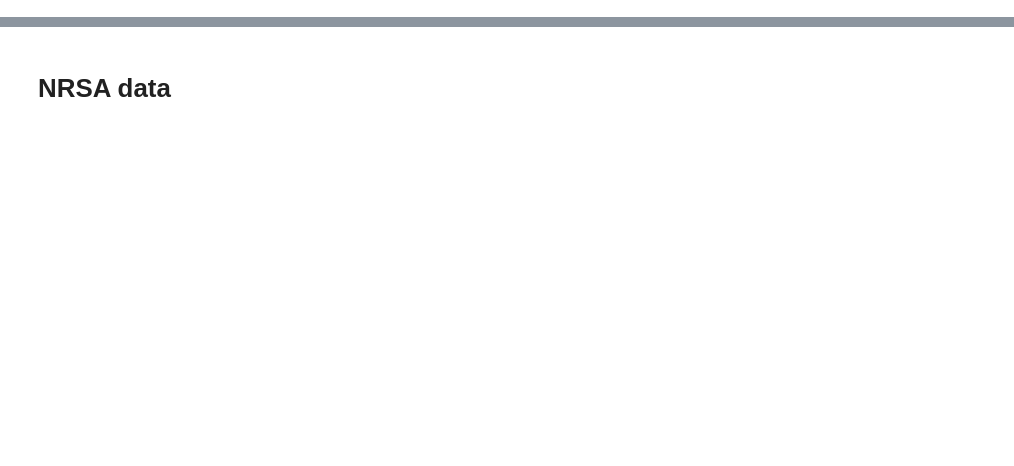
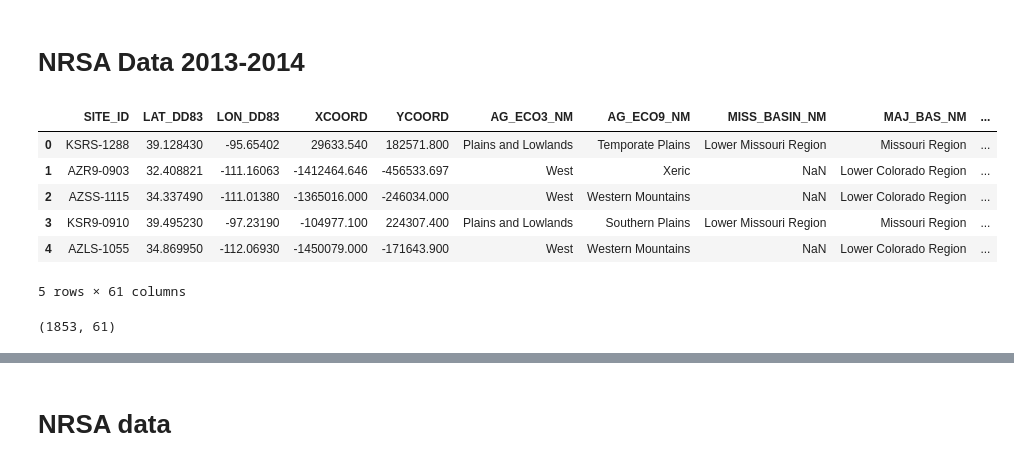
Before and after one commit to resinizar/stream, a Jupyter notebook: epa.ipynb, the cells around one changed output, grey strips where cells are left out. Drawn from its saved outputs; the diff is of its cells as text; code cells hidden in the pictures; blank space fills up the shorter version.

```diff
--- a/epa.ipynb
+++ b/epa.ipynb
@@ -23 +31,3 @@ NRSA_targets = ['doc', 'no3', 'tn', 'tp']
 NLA_targets = ['doc', 'no3no2', 'tn', 'tp']
+# %% [markdown]
+# NRSA Data 2013-2014
@@ -23,0 +36,14 @@ NLA_targets = ['doc', 'no3no2', 'tn', 'tp']
+# %%
+NRSA2.head()
+# %% [output]
+|  | SITE_ID | LAT_DD83 | LON_DD83 | XCOORD | YCOORD | AG_ECO3_NM | AG_ECO9_NM | MISS_BASIN_NM | MAJ_BAS_NM | ... |
+| 0 | KSRS-1288 | 39.128430 | -95.65402 | 29633.540 | 182571.800 | Plains and Lowlands | Temporate Plains | Lower Missouri Region | Missouri Region | ... |
+| 1 | AZR9-0903 | 32.408821 | -111.16063 | -1412464.646 | -456533.697 | West | Xeric | NaN | Lower Colorado Region | ... |
+| 2 | AZSS-1115 | 34.337490 | -111.01380 | -1365016.000 | -246034.000 | West | Western Mountains | NaN | Lower Colorado Region | ... |
+| 3 | KSR9-0910 | 39.495230 | -97.23190 | -104977.100 | 224307.400 | Plains and Lowlands | Southern Plains | Lower Missouri Region | Missouri Region | ... |
+| 4 | AZLS-1055 | 34.869950 | -112.06930 | -1450079.000 | -171643.900 | West | Western Mountains | NaN | Lower Colorado Region | ... |
+5 rows × 61 columns
+# %%
+NRSA2.shape
+# %% [output]
+(1853, 61)
```
Also changed, not shown: parts of 8 cells of this notebook, 3 other files.
